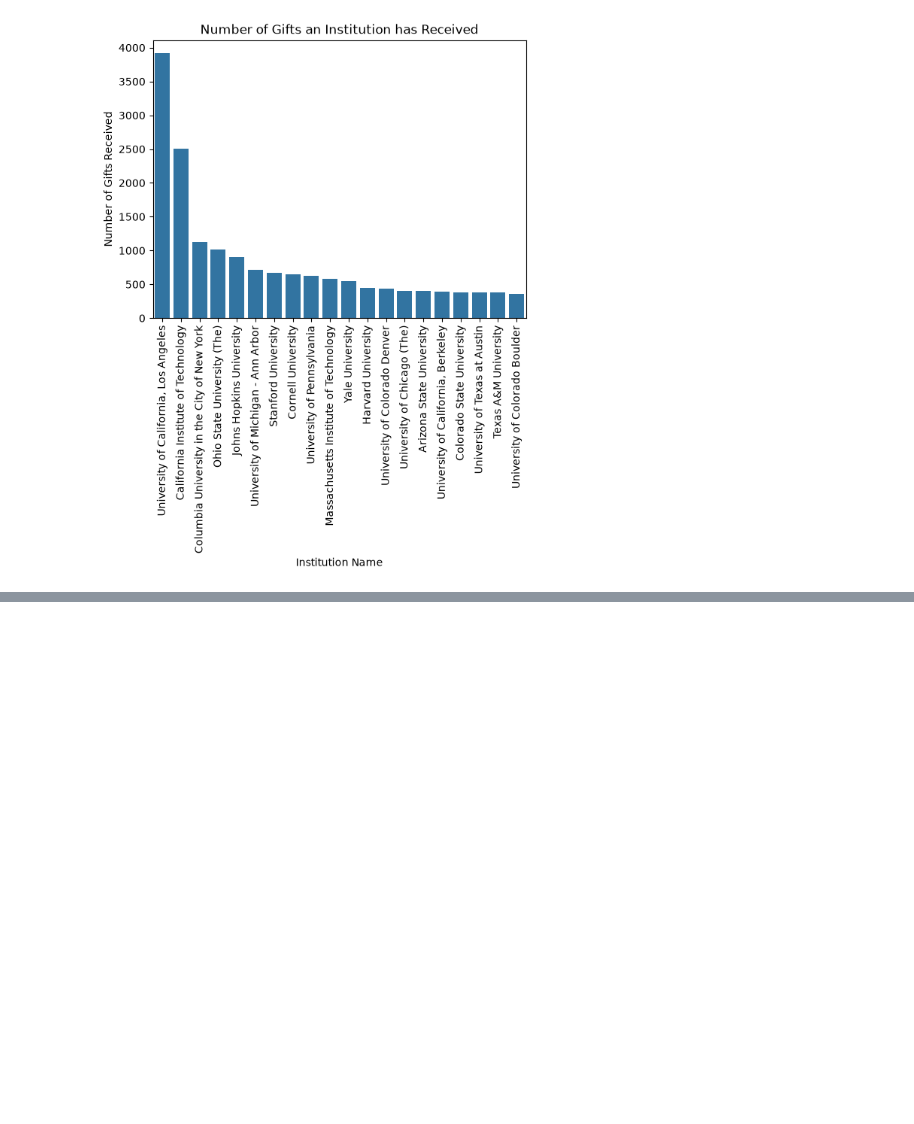
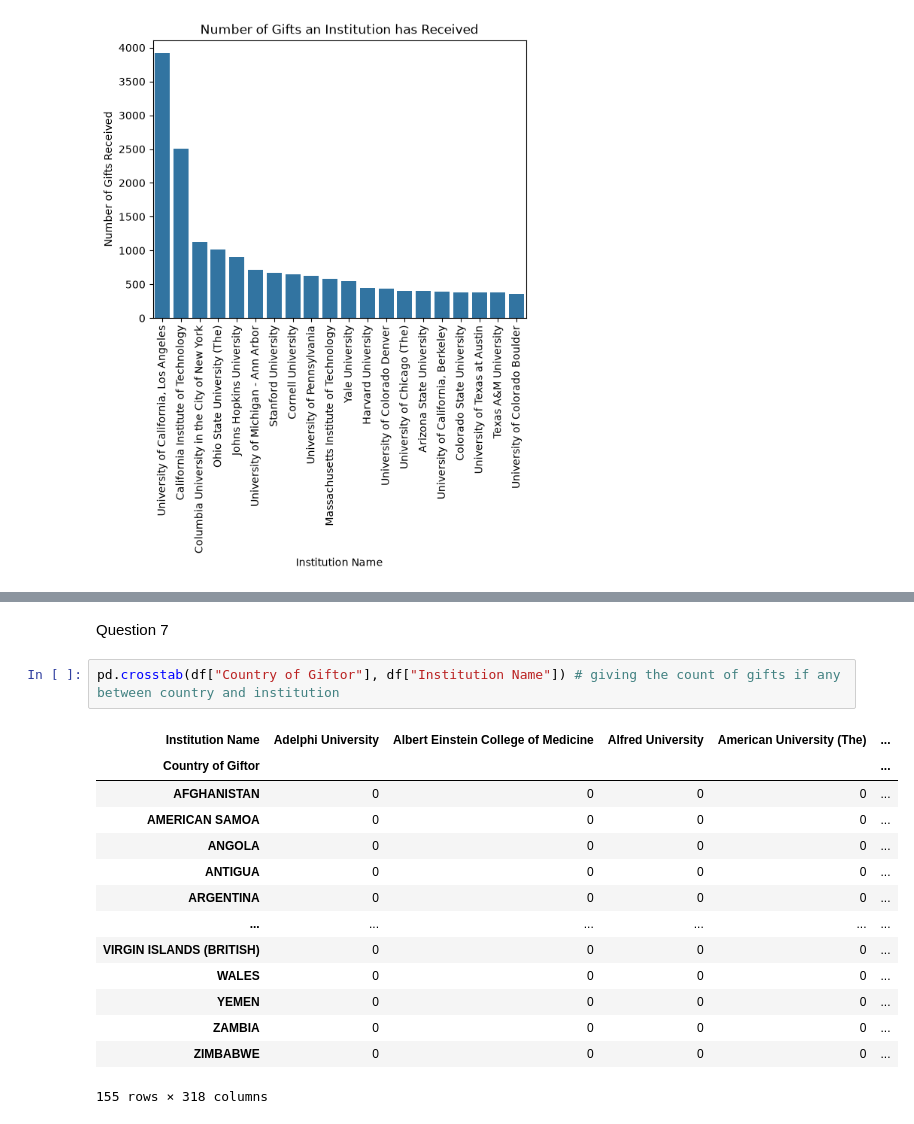
Before and after one commit to kaitlynNMcFadden/uu_wrangling_and_eda, a Jupyter notebook: lab_1/initial_analysis.ipynb, the cells around one changed output, grey strips where cells are left out. Drawn from its saved outputs; the diff is of its cells as text; blank space fills up the shorter version.

```diff
--- a/lab_1/initial_analysis.ipynb
+++ b/lab_1/initial_analysis.ipynb
@@ -140,0 +193,19 @@ plt.show()
+# %% [markdown]
+Question 7
+# %%
+pd.crosstab(df["Country of Giftor"], df["Institution Name"]) # giving the count of gifts if any between country and institution
+# %% [output]
+| Institution Name | Adelphi University | Albert Einstein College of Medicine | Alfred University | American University (The) | ... |
+| Country of Giftor |  |  |  |  | ... |
+| AFGHANISTAN | 0 | 0 | 0 | 0 | ... |
+| AMERICAN SAMOA | 0 | 0 | 0 | 0 | ... |
+| ANGOLA | 0 | 0 | 0 | 0 | ... |
+| ANTIGUA | 0 | 0 | 0 | 0 | ... |
+| ARGENTINA | 0 | 0 | 0 | 0 | ... |
+| ... | ... | ... | ... | ... | ... |
+| VIRGIN ISLANDS (BRITISH) | 0 | 0 | 0 | 0 | ... |
+| WALES | 0 | 0 | 0 | 0 | ... |
+| YEMEN | 0 | 0 | 0 | 0 | ... |
+| ZAMBIA | 0 | 0 | 0 | 0 | ... |
+| ZIMBABWE | 0 | 0 | 0 | 0 | ... |
+155 rows × 318 columns
```
Also changed, not shown: parts of 24 cells of this notebook, 1 other file.
